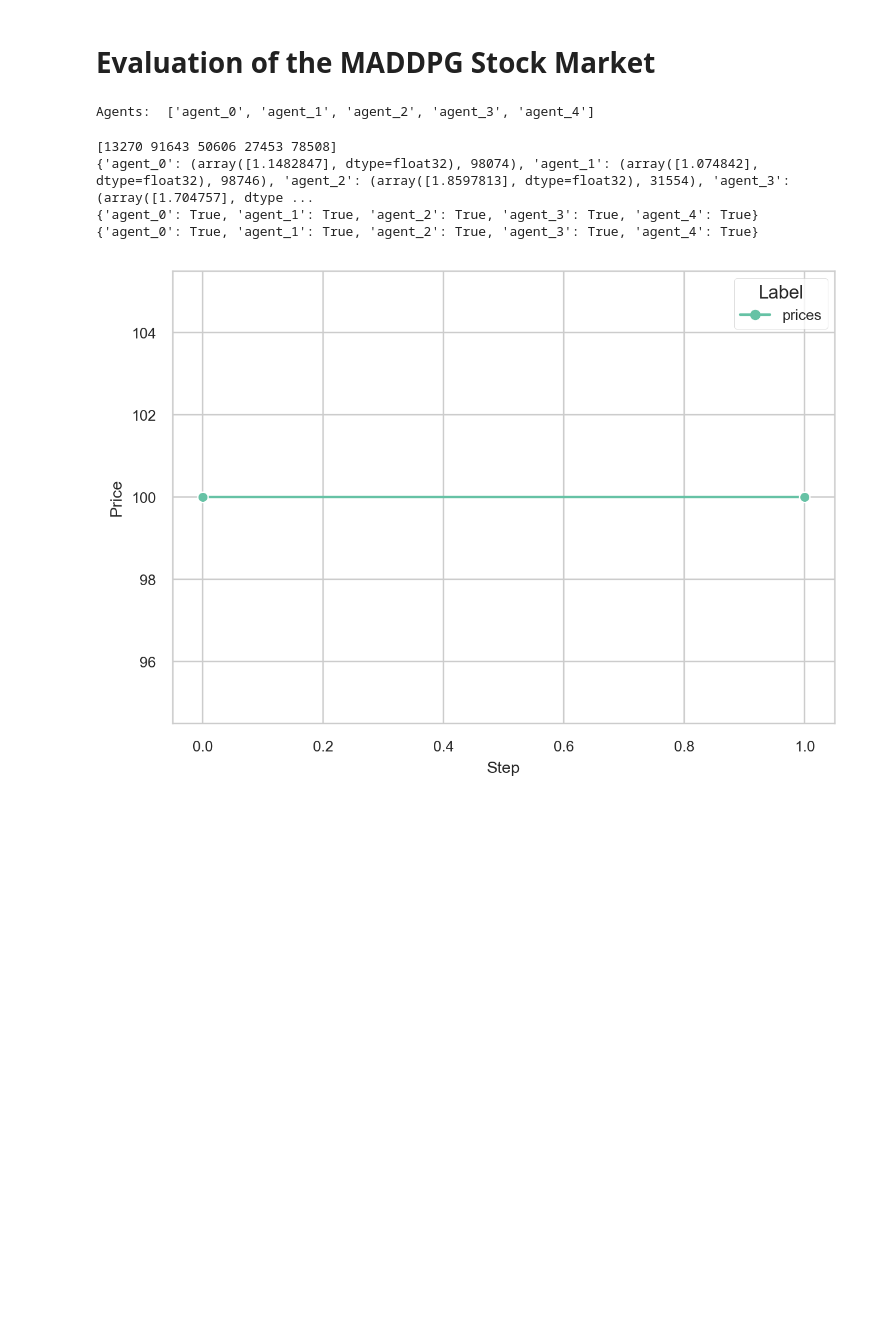
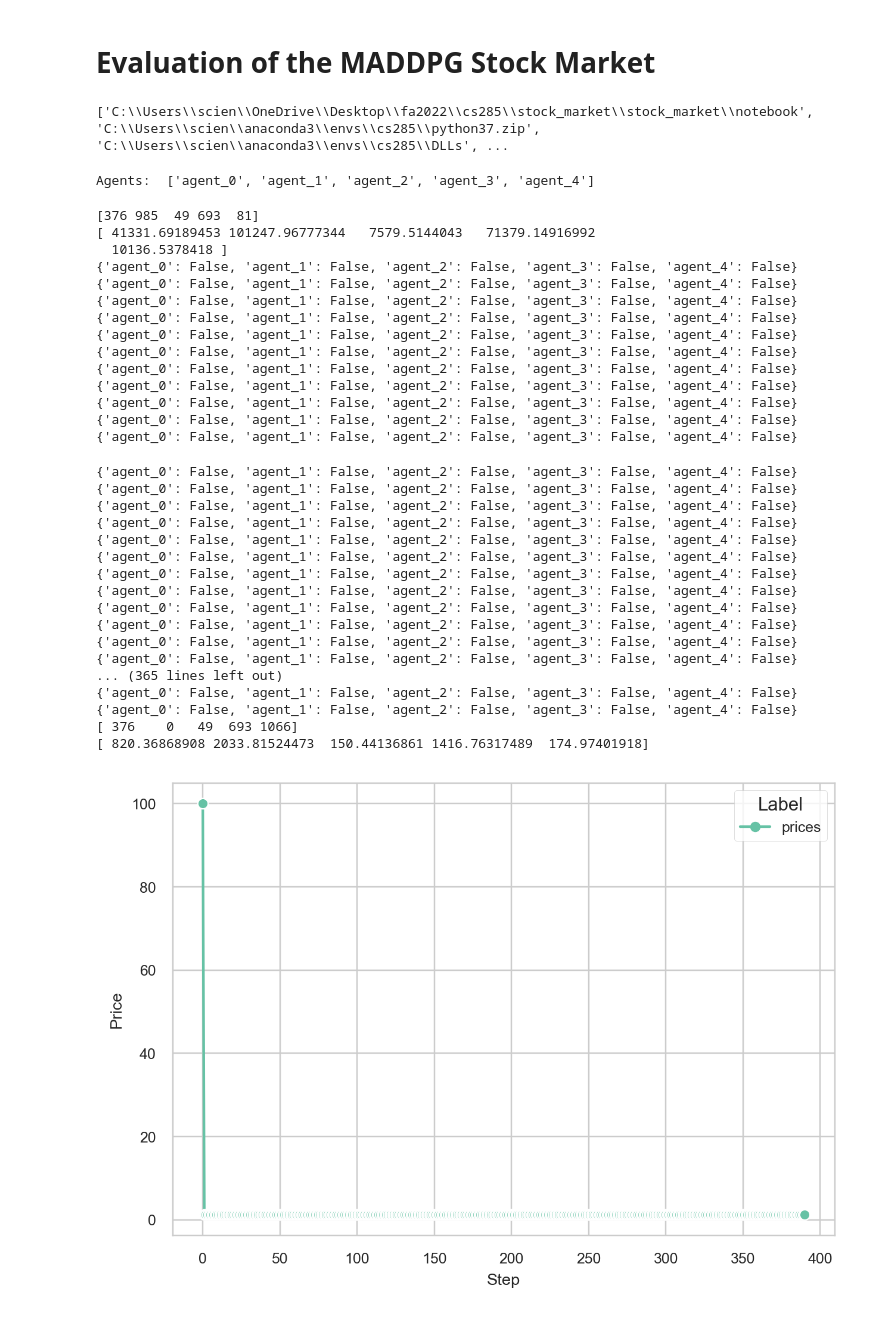
Before and after one commit to ChocolateDave/stock_market, a Jupyter notebook: stock_market/notebook/evaluation.ipynb, the cells around one changed output. Cells and saved outputs as stored; diff of their text form; code cells hidden in the pictures; blank space fills up the shorter version.

Commit message:
Fixed discount bug, fixed initial budget bug

```diff
--- a/stock_market/notebook/evaluation.ipynb
+++ b/stock_market/notebook/evaluation.ipynb
@@ -2,6 +2,11 @@
 # Evaluation of the MADDPG Stock Market
 # %%
 from __future__ import annotations
+
+import sys
+
+#sys.path.append('C:\\Users\\scien\\OneDrive\\Desktop\\fa2022\\cs285\\stock_market')
+print(sys.path)
 
 import math
 import os
@@ -14,12 +19,14 @@ import torch as th
 from matplotlib import pyplot as plt
 
 from stock_market.ddpg import DDPGAgent
-from stock_market.env import LogarithmAndIntActionWrapper, StockMarketEnv
+from stock_market.env import StockMarketEnv
 from stock_market.types import OptInt, PathLike
 from stock_market.utils import get_agent_dims, process_step_ac
 
 plt.style.use('seaborn-paper')
 sns.set_style('whitegrid')
+# %% [output]
+['C:\\Users\\scien\\OneDrive\\Desktop\\fa2022\\cs285\\stock_market\\stock_market\\notebook', 'C:\\Users\\scien\\anaconda3\\envs\\cs285\\python37.zip', 'C:\\Users\\scien\\anaconda3\\envs\\cs285\\DLLs', ...
 # %%
 # Environment Arguments
 num_agents: int = 5
@@ -27,10 +34,10 @@ max_cycles: int = 390
 num_company: int = 5
 
 # Network Arguments
-exp_name: str = 'stock_market_10_bs_256_budget_discount_0.99'
-epoch: int = 200
+exp_name: str = 'stock_market_5__budget_discount_0.95'
+epoch: int = 100
 ckpt_dir: PathLike = os.path.join(
-    f'../../run_logs/09-12-2022_13-23-53_{exp_name:s}',
+    f'../exp_logs/13-12-2022_01-09-27_{exp_name:s}',
     'checkpoint',
     f'{exp_name:s}_{epoch:d}.pt'
 )
@@ -40,12 +47,12 @@ device = th.device('cuda')
 max_episode_steps: OptInt = None
 # %%
 # Make Stock Market Environment
-env = LogarithmAndIntActionWrapper(StockMarketEnv(
+env = StockMarketEnv(
     num_agents=num_agents,
     max_cycles=max_cycles,
     num_company=num_company,
     seed=1,
-))
+)
 obs_n = env.reset()
 print('Agents: ', list(obs_n.keys()))
 # %% [output]
@@ -64,7 +71,8 @@ ac_n_dim = sum(val[1] for val in agent_dim.values())
 
 state_dict = th.load(ckpt_dir)
 for agent_id, (ob_dim, ac_dim) in agent_dim.items():
-    agent = DDPGAgent(critic_observation_size=ob_n_dim,
+    agent = DDPGAgent(action_space=env.action_space(agent_id),
+                     critic_observation_size=ob_n_dim,
                      policy_observation_size=ob_dim,
                      critic_action_size=ac_n_dim,
                      policy_action_size=ac_dim,
@@ -82,13 +90,16 @@ episode_done = False
 step: int = 1
 
 episode_data.loc[len(episode_data)] = [0, state[0], 'prices']
-print(env.unwrapped.shares)
+print(env.shares)
+print(env.budgets)
 while env.agents and not episode_done:
     actions = {}
     for agent_id, ob in ob_n.items():
         ob = th.from_numpy(ob).view(1, -1).float().to(device)
         ac = agents[agent_id].get_action(ob, explore=False)
         actions[agent_id] = process_step_ac(ac, env.action_space(agent_id))
+    actions['agent_1'] = (1.2, -1)
+    actions['agent_4'] = (1.3, 1)
 
     if step == 1:
         print_action = {}
@@ -97,40 +108,72 @@ while env.agents and not episode_done:
                 np.exp(np.arctanh(val[0])) + 1.0,
                 math.ceil(100000 * val[1] - 0.5)
             )
-        print(print_action)
+        #print(print_action)
+    #print(actions)
 
     ob_n, _, done_n, truncated_n, info = env.step(actions)
-    print(done_n, truncated_n)
+    print(done_n)
 
     episode_done = all(truncated_n.values())
 
     # Process and store data
     for key, value in info.items():
         if isinstance(value, float):
             episode_data.loc[len(episode_data)] = [step, value, key]
         if isinstance(value, np.ndarray):
             episode_data = pd.concat([
                 episode_data,
                 pd.DataFrame.from_dict({
                     'Step': [step] * len(value),
                     'Price': value,
                     'Label': [key] * len(value)
                 })
             ])
 
     step += 1
 
+print(env.shares)
+print(env.budgets)
+
 # Plotting
 fig, ax = plt.subplots(1, 1, dpi=224)
 ax = sns.lineplot(
     # data=episode_data,
     data=episode_data[episode_data['Label'] == 'prices'],
     x='Step', y='Price', hue='Label', palette='Set2',
     style='Label', markers=True, dashes=False, ax=ax
 )
 # ax.set_yscale('log')
 # %% [output]
-[13270 91643 50606 27453 78508]
-{'agent_0': (array([1.1482847], dtype=float32), 98074), 'agent_1': (array([1.074842], dtype=float32), 98746), 'agent_2': (array([1.8597813], dtype=float32), 31554), 'agent_3': (array([1.704757], dtype ...
-{'agent_0': True, 'agent_1': True, 'agent_2': True, 'agent_3': True, 'agent_4': True} {'agent_0': True, 'agent_1': True, 'agent_2': True, 'agent_3': True, 'agent_4': True}
+[376 985  49 693  81]
+[ 41331.69189453 101247.96777344   7579.5144043   71379.14916992
+  10136.5378418 ]
+{'agent_0': False, 'agent_1': False, 'agent_2': False, 'agent_3': False, 'agent_4': False}
+{'agent_0': False, 'agent_1': False, 'agent_2': False, 'agent_3': False, 'agent_4': False}
+{'agent_0': False, 'agent_1': False, 'agent_2': False, 'agent_3': False, 'agent_4': False}
+{'agent_0': False, 'agent_1': False, 'agent_2': False, 'agent_3': False, 'agent_4': False}
+{'agent_0': False, 'agent_1': False, 'agent_2': False, 'agent_3': False, 'agent_4': False}
+{'agent_0': False, 'agent_1': False, 'agent_2': False, 'agent_3': False, 'agent_4': False}
+{'agent_0': False, 'agent_1': False, 'agent_2': False, 'agent_3': False, 'agent_4': False}
+{'agent_0': False, 'agent_1': False, 'agent_2': False, 'agent_3': False, 'agent_4': False}
+{'agent_0': False, 'agent_1': False, 'agent_2': False, 'agent_3': False, 'agent_4': False}
+{'agent_0': False, 'agent_1': False, 'agent_2': False, 'agent_3': False, 'agent_4': False}
+{'agent_0': False, 'agent_1': False, 'agent_2': False, 'agent_3': False, 'agent_4': False}
+{'agent_0': False, 'agent_1': False, 'agent_2': False, 'agent_3': False, 'agent_4': False}
+{'agent_0': False, 'agent_1': False, 'agent_2': False, 'agent_3': False, 'agent_4': False}
+{'agent_0': False, 'agent_1': False, 'agent_2': False, 'agent_3': False, 'agent_4': False}
+{'agent_0': False, 'agent_1': False, 'agent_2': False, 'agent_3': False, 'agent_4': False}
+{'agent_0': False, 'agent_1': False, 'agent_2': False, 'agent_3': False, 'agent_4': False}
+{'agent_0': False, 'agent_1': False, 'agent_2': False, 'agent_3': False, 'agent_4': False}
+{'agent_0': False, 'agent_1': False, 'agent_2': False, 'agent_3': False, 'agent_4': False}
+{'agent_0': False, 'agent_1': False, 'agent_2': False, 'agent_3': False, 'agent_4': False}
+{'agent_0': False, 'agent_1': False, 'agent_2': False, 'agent_3': False, 'agent_4': False}
+{'agent_0': False, 'agent_1': False, 'agent_2': False, 'agent_3': False, 'agent_4': False}
+{'agent_0': False, 'agent_1': False, 'agent_2': False, 'agent_3': False, 'agent_4': False}
+{'agent_0': False, 'agent_1': False, 'agent_2': False, 'agent_3': False, 'agent_4': False}
+... (365 lines left out)
+{'agent_0': False, 'agent_1': False, 'agent_2': False, 'agent_3': False, 'agent_4': False}
+{'agent_0': False, 'agent_1': False, 'agent_2': False, 'agent_3': False, 'agent_4': False}
+[ 376    0   49  693 1066]
+[ 820.36868908 2033.81524473  150.44136861 1416.76317489  174.97401918]
-[figure, old version]
+[figure, new version]
```
Also changed, not shown: parts of 6 cells of this notebook, 1 other file.
